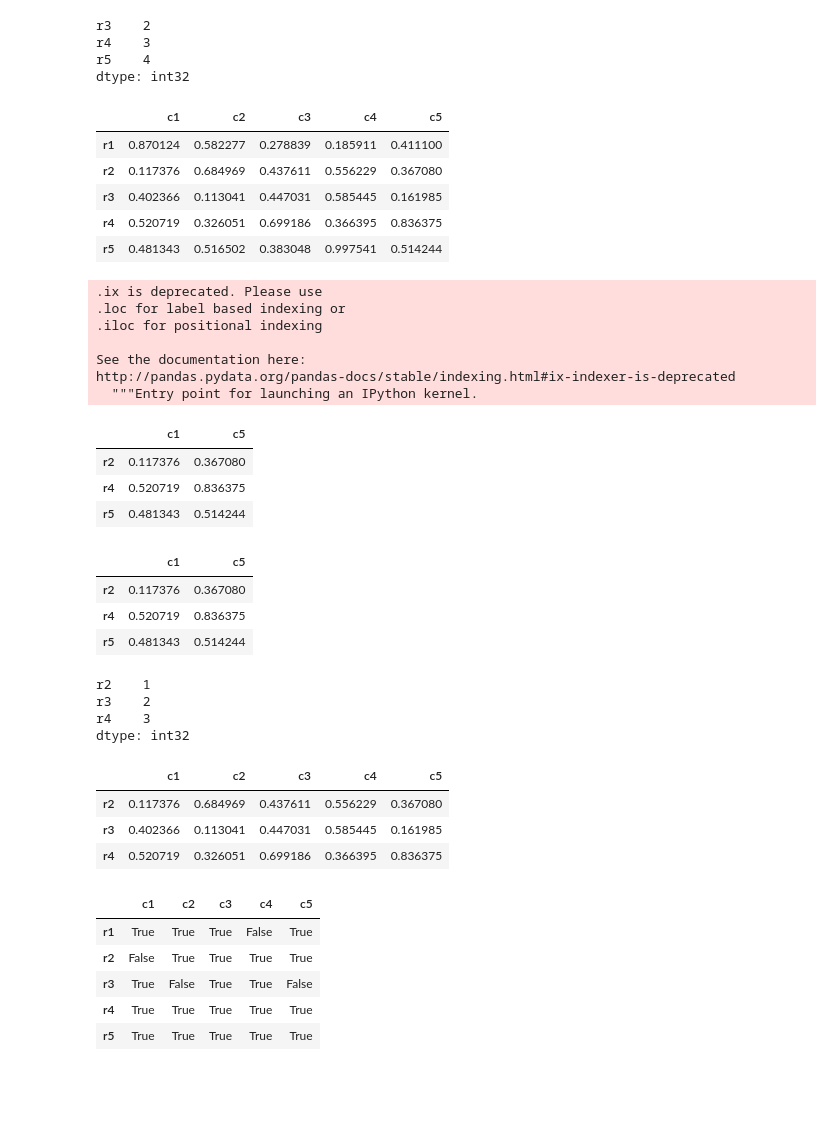
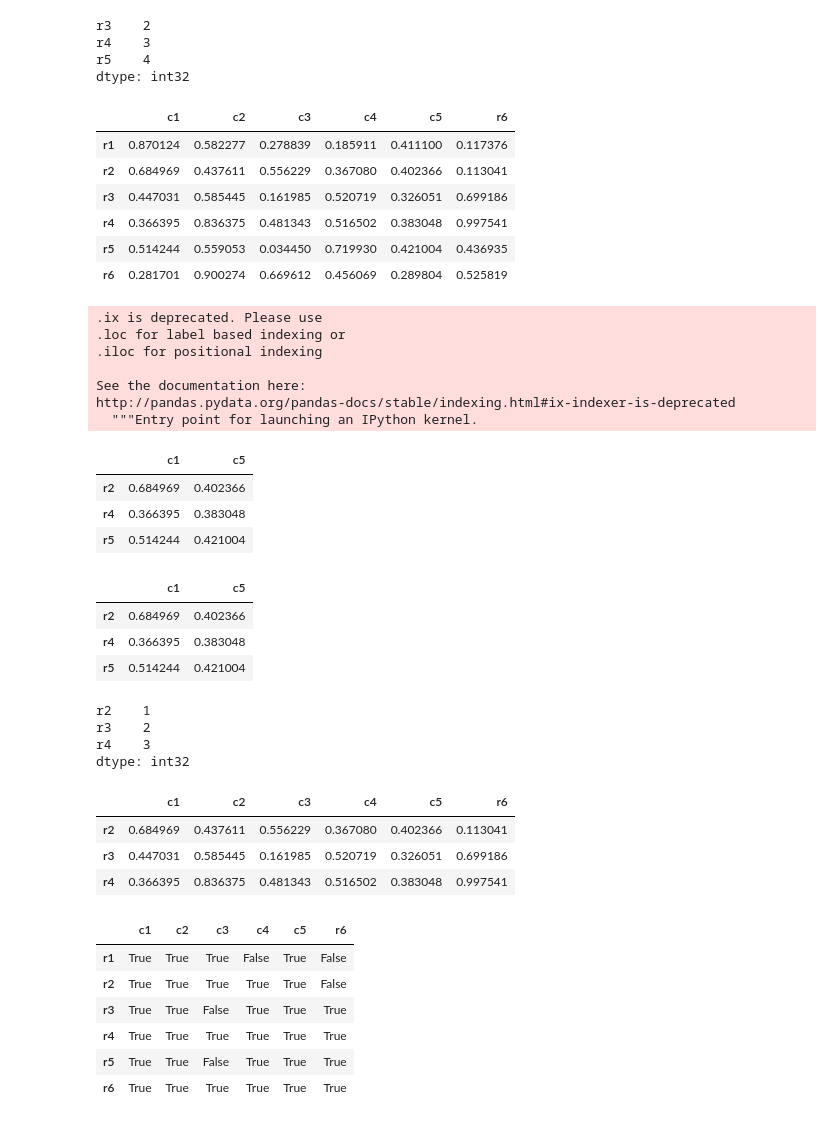
Before and after one commit to ArthurEzenwanne/python-learning, a Jupyter notebook: Lesson-1-Practice.ipynb, the cells around one changed output. Saved outputs shown, nothing was run; the diff lists cells and outputs as text; code cells hidden in the pictures; blank space fills up the shorter version.

```diff
--- a/Lesson-1-Practice.ipynb
+++ b/Lesson-1-Practice.ipynb
@@ -30,17 +31,18 @@ r5    4
 dtype: int32
 # %%
 np.random.seed(25)
-df_obj = DataFrame(np.random.rand(25).reshape((5,5)),
-                   index=['r1','r2','r3','r4','r5'],
-                   columns=['c1','c2','c3','c4','c5'])
+df_obj = DataFrame(np.random.rand(36).reshape((6,6)),
+                   index=['r1','r2','r3','r4','r5','r6'],
+                   columns=['c1','c2','c3','c4','c5','r6'])
 df_obj
 # %% [output]
-|  | c1 | c2 | c3 | c4 | c5 |
-| r1 | 0.870124 | 0.582277 | 0.278839 | 0.185911 | 0.411100 |
-| r2 | 0.117376 | 0.684969 | 0.437611 | 0.556229 | 0.367080 |
-| r3 | 0.402366 | 0.113041 | 0.447031 | 0.585445 | 0.161985 |
-| r4 | 0.520719 | 0.326051 | 0.699186 | 0.366395 | 0.836375 |
-| r5 | 0.481343 | 0.516502 | 0.383048 | 0.997541 | 0.514244 |
+|  | c1 | c2 | c3 | c4 | c5 | r6 |
+| r1 | 0.870124 | 0.582277 | 0.278839 | 0.185911 | 0.411100 | 0.117376 |
+| r2 | 0.684969 | 0.437611 | 0.556229 | 0.367080 | 0.402366 | 0.113041 |
+| r3 | 0.447031 | 0.585445 | 0.161985 | 0.520719 | 0.326051 | 0.699186 |
+| r4 | 0.366395 | 0.836375 | 0.481343 | 0.516502 | 0.383048 | 0.997541 |
+| r5 | 0.514244 | 0.559053 | 0.034450 | 0.719930 | 0.421004 | 0.436935 |
+| r6 | 0.281701 | 0.900274 | 0.669612 | 0.456069 | 0.289804 | 0.525819 |
 # %%
 df_obj.ix[['r2','r4','r5'],['c1','c5']]
 # %% [output]
@@ -52,16 +54,16 @@ See the documentation here:
 http://pandas.pydata.org/pandas-docs/stable/indexing.html#ix-indexer-is-deprecated
   """Entry point for launching an IPython kernel.
 |  | c1 | c5 |
-| r2 | 0.117376 | 0.367080 |
-| r4 | 0.520719 | 0.836375 |
-| r5 | 0.481343 | 0.514244 |
+| r2 | 0.684969 | 0.402366 |
+| r4 | 0.366395 | 0.383048 |
+| r5 | 0.514244 | 0.421004 |
 # %%
 df_obj.loc[['r2','r4','r5'],['c1','c5']]
 # %% [output]
 |  | c1 | c5 |
-| r2 | 0.117376 | 0.367080 |
-| r4 | 0.520719 | 0.836375 |
-| r5 | 0.481343 | 0.514244 |
+| r2 | 0.684969 | 0.402366 |
+| r4 | 0.366395 | 0.383048 |
+| r5 | 0.514244 | 0.421004 |
 # %%
 series_obj['r2':'r4']
 # %% [output]
@@ -72,19 +74,20 @@ dtype: int32
 # %%
 df_obj['r2':'r4']
 # %% [output]
-|  | c1 | c2 | c3 | c4 | c5 |
-| r2 | 0.117376 | 0.684969 | 0.437611 | 0.556229 | 0.367080 |
-| r3 | 0.402366 | 0.113041 | 0.447031 | 0.585445 | 0.161985 |
-| r4 | 0.520719 | 0.326051 | 0.699186 | 0.366395 | 0.836375 |
+|  | c1 | c2 | c3 | c4 | c5 | r6 |
+| r2 | 0.684969 | 0.437611 | 0.556229 | 0.367080 | 0.402366 | 0.113041 |
+| r3 | 0.447031 | 0.585445 | 0.161985 | 0.520719 | 0.326051 | 0.699186 |
+| r4 | 0.366395 | 0.836375 | 0.481343 | 0.516502 | 0.383048 | 0.997541 |
 # %%
 df_obj>.2
 # %% [output]
-|  | c1 | c2 | c3 | c4 | c5 |
-| r1 | True | True | True | False | True |
-| r2 | False | True | True | True | True |
-| r3 | True | False | True | True | False |
-| r4 | True | True | True | True | True |
-| r5 | True | True | True | True | True |
+|  | c1 | c2 | c3 | c4 | c5 | r6 |
+| r1 | True | True | True | False | True | False |
+| r2 | True | True | True | True | True | False |
+| r3 | True | True | False | True | True | True |
+| r4 | True | True | True | True | True | True |
+| r5 | True | True | False | True | True | True |
+| r6 | True | True | True | True | True | True |
 # %%
 series_obj[series_obj>=2]
 # %% [output]
```
Also changed, not shown: parts of 21 cells of this notebook.
